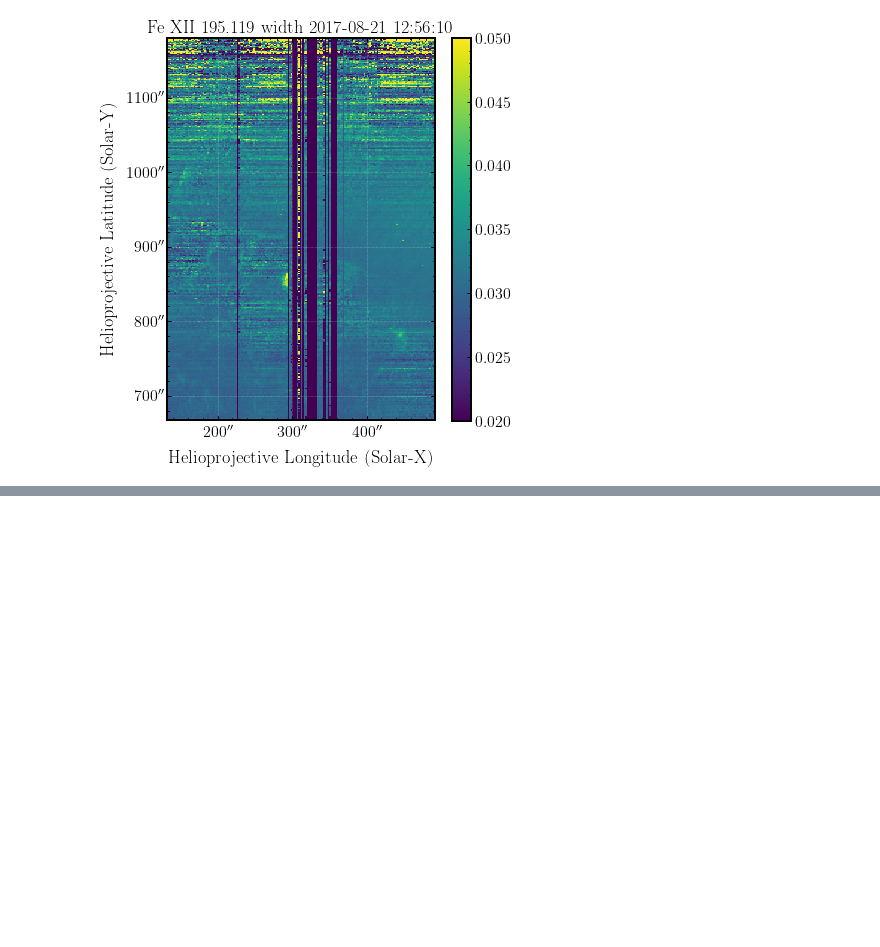
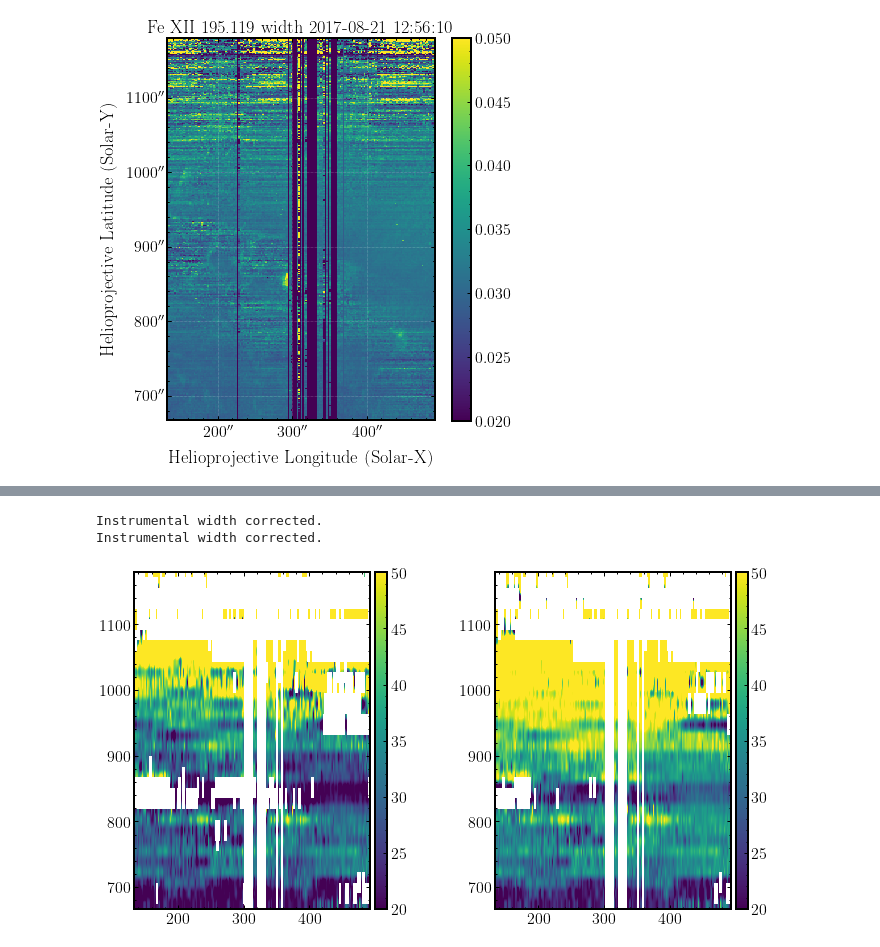
Before and after one commit to yjzhu-solar/Eclipse2017, a Jupyter notebook: ipynb/eis/eis_NPCHDB_fitres.ipynb, the cells around one changed output, grey strips where cells are left out. Saved outputs shown, nothing was run; the diff lists cells and outputs as text; code cells hidden in the pictures; blank space fills up the shorter version.

```diff
--- a/ipynb/eis/eis_NPCHDB_fitres.ipynb
+++ b/ipynb/eis/eis_NPCHDB_fitres.ipynb
@@ -124,0 +170,10 @@ fe_12_195_fit_res.meta['extent_arcsec']
+# %%
+fig, (ax1,ax2) = plt.subplots(1,2,figsize=(10,5),constrained_layout=True)
+FeX_184_bin_model.plot_fit2d(param="veff",extent=data_cube_FeX_184.meta["extent_arcsec"],vmin=20,vmax=50,
+                    ax=ax1,ref_wvl=184.537,inst_width=inst_width_bin)
+FeX_184_bin_model.plot_fit2d(param="veff",extent=data_cube_FeX_184.meta["extent_arcsec"],vmin=20,vmax=50,
+                    ax=ax2,ref_wvl=184.537,inst_width=0.064)
+# %% [output]
+Instrumental width corrected.
+Instrumental width corrected.
+[figure, added]
```
Also changed, not shown: parts of 22 cells of this notebook, 11 other files.
